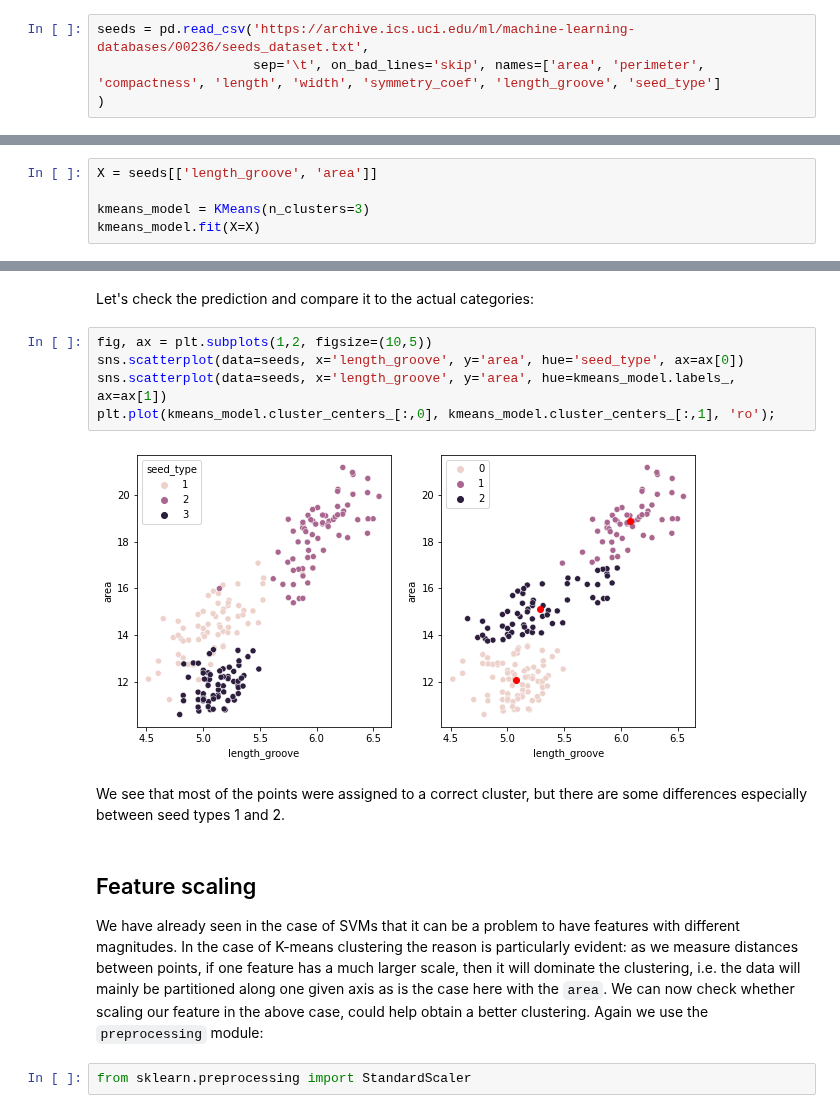
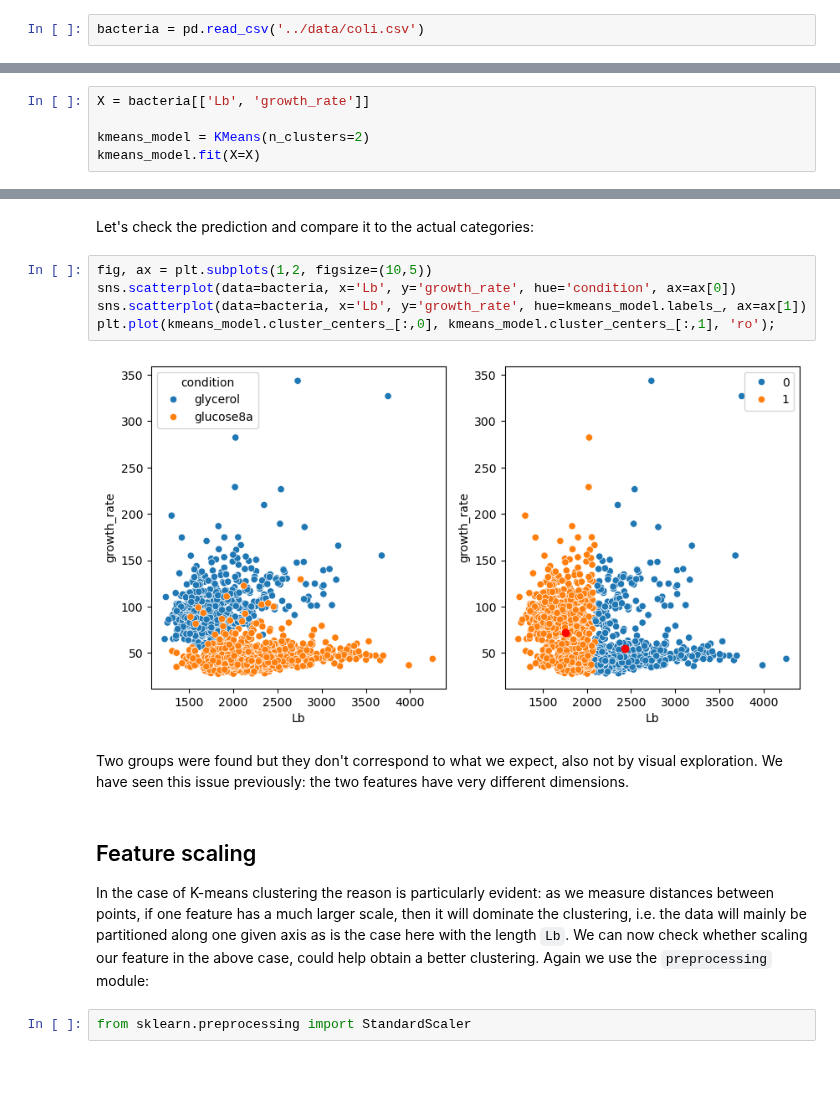
Before and after one commit to guiwitz/EHML, a Jupyter notebook: 13-Clustering.ipynb, the cells around one changed output, grey strips where cells are left out. Cells and saved outputs as stored; diff of their text form; blank space fills up the shorter version.

````diff
--- a/13-Clustering.ipynb
+++ b/13-Clustering.ipynb
@@ -171,5 +166,3 @@ Let's look now at a real dataset that we used previously.
 # %%
-seeds = pd.read_csv('https://archive.ics.uci.edu/ml/machine-learning-databases/00236/seeds_dataset.txt',
-                    sep='\t', on_bad_lines='skip', names=['area', 'perimeter', 'compactness', 'length', 'width', 'symmetry_coef', 'length_groove', 'seed_type']
-)
+bacteria = pd.read_csv('../data/coli.csv')
 # %%
@@ -180,8 +174,8 @@ sns.scatterplot(data=seeds, x='length_groove', y='area')#, hue='seed_type')
 # %% [markdown]
 We know that we have three seed types so we can run the Kmeans model using 3 clusters:
 # %%
-X = seeds[['length_groove', 'area']]
+X = bacteria[['Lb', 'growth_rate']]
 
-kmeans_model = KMeans(n_clusters=3)
+kmeans_model = KMeans(n_clusters=2)
 kmeans_model.fit(X=X)
 # %% [output]
@@ -190,17 +184,17 @@ KMeans(n_clusters=3)
 Let's check the prediction and compare it to the actual categories:
 # %%
 fig, ax = plt.subplots(1,2, figsize=(10,5))
-sns.scatterplot(data=seeds, x='length_groove', y='area', hue='seed_type', ax=ax[0])
-sns.scatterplot(data=seeds, x='length_groove', y='area', hue=kmeans_model.labels_, ax=ax[1])
+sns.scatterplot(data=bacteria, x='Lb', y='growth_rate', hue='condition', ax=ax[0])
+sns.scatterplot(data=bacteria, x='Lb', y='growth_rate', hue=kmeans_model.labels_, ax=ax[1])
 plt.plot(kmeans_model.cluster_centers_[:,0], kmeans_model.cluster_centers_[:,1], 'ro');
 # %% [output]
-[figure, old version]
+[figure, new version]
 # %% [markdown]
-We see that most of the points were assigned to a correct cluster, but there are some differences especially between seed types 1 and 2.
+Two groups were found but they don't correspond to what we expect, also not by visual exploration. We have seen this issue previously: the two features have very different dimensions.
 # %% [markdown]
 ## Feature scaling
 
-We have already seen in the case of SVMs that it can be a problem to have features with different magnitudes. In the case of K-means clustering the reason is particularly evident: as we measure distances between points, if one feature has a much larger scale, then it will dominate the clustering, i.e. the data will mainly be partitioned along one given axis as is the case here with the ```area```. We can now check whether scaling our feature in the above case, could help obtain a better clustering. Again we use the ```preprocessing``` module:
+In the case of K-means clustering the reason is particularly evident: as we measure distances between points, if one feature has a much larger scale, then it will dominate the clustering, i.e. the data will mainly be partitioned along one given axis as is the case here with the length ```Lb```. We can now check whether scaling our feature in the above case, could help obtain a better clustering. Again we use the ```preprocessing``` module:
 # %%
 from sklearn.preprocessing import StandardScaler
 # %%
````
Also changed, not shown: parts of 30 cells of this notebook.
